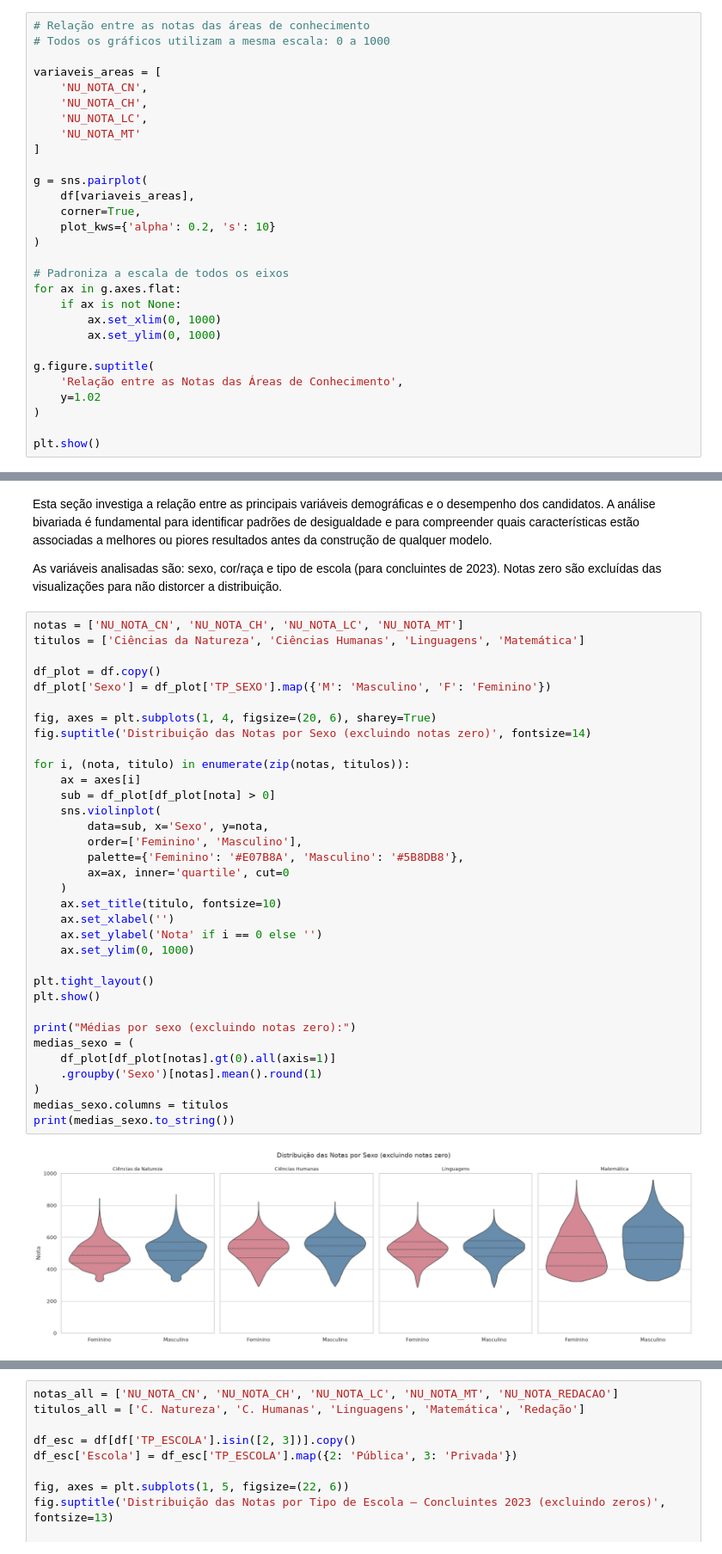
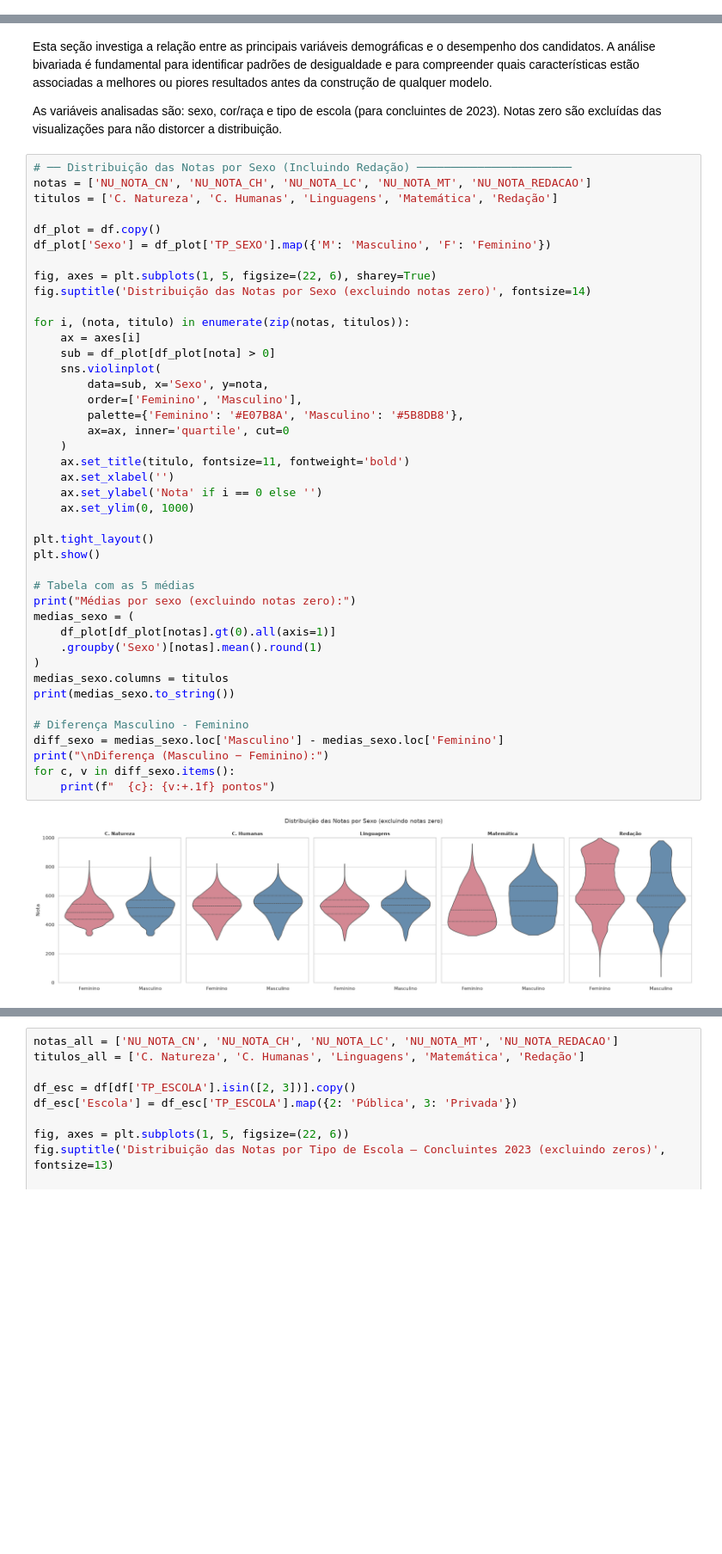
Before and after one commit to Prof-Saulo-Santos/mba-tcc-enem, a Jupyter notebook: notebooks/02_eda.ipynb, the cells around one changed output, grey strips where cells are left out. Shown at 86% size. Drawn from its saved outputs; the diff is of its cells as text; blank space fills up the shorter version.

```diff
--- a/notebooks/02_eda.ipynb
+++ b/notebooks/02_eda.ipynb
@@ -1304,29 +1368,0 @@ Neste momento, a análise tem caráter exploratório. A identificação de uma r
-# %%
-# Relação entre as notas das áreas de conhecimento
-# Todos os gráficos utilizam a mesma escala: 0 a 1000
-
-variaveis_areas = [
-    'NU_NOTA_CN',
-    'NU_NOTA_CH',
-    'NU_NOTA_LC',
-    'NU_NOTA_MT'
-]
-
-g = sns.pairplot(
-    df[variaveis_areas],
-    corner=True,
-    plot_kws={'alpha': 0.2, 's': 10}
-)
-
-# Padroniza a escala de todos os eixos
-for ax in g.axes.flat:
-    if ax is not None:
-        ax.set_xlim(0, 1000)
-        ax.set_ylim(0, 1000)
-
-g.figure.suptitle(
-    'Relação entre as Notas das Áreas de Conhecimento',
-    y=1.02
-)
-
-plt.show()
@@ -1581,39 +1624,47 @@ características estão associadas a melhores ou piores resultados antes da cons
 As variáveis analisadas são: sexo, cor/raça e tipo de escola (para concluintes de 2023).
 Notas zero são excluídas das visualizações para não distorcer a distribuição.
 # %%
-notas = ['NU_NOTA_CN', 'NU_NOTA_CH', 'NU_NOTA_LC', 'NU_NOTA_MT']
-titulos = ['Ciências da Natureza', 'Ciências Humanas', 'Linguagens', 'Matemática']
+# ── Distribuição das Notas por Sexo (Incluindo Redação) ───────────────────────
+notas = ['NU_NOTA_CN', 'NU_NOTA_CH', 'NU_NOTA_LC', 'NU_NOTA_MT', 'NU_NOTA_REDACAO']
+titulos = ['C. Natureza', 'C. Humanas', 'Linguagens', 'Matemática', 'Redação']
 
 df_plot = df.copy()
 df_plot['Sexo'] = df_plot['TP_SEXO'].map({'M': 'Masculino', 'F': 'Feminino'})
 
-fig, axes = plt.subplots(1, 4, figsize=(20, 6), sharey=True)
+fig, axes = plt.subplots(1, 5, figsize=(22, 6), sharey=True)
 fig.suptitle('Distribuição das Notas por Sexo (excluindo notas zero)', fontsize=14)
 
 for i, (nota, titulo) in enumerate(zip(notas, titulos)):
     ax = axes[i]
     sub = df_plot[df_plot[nota] > 0]
     sns.violinplot(
         data=sub, x='Sexo', y=nota,
         order=['Feminino', 'Masculino'],
         palette={'Feminino': '#E07B8A', 'Masculino': '#5B8DB8'},
         ax=ax, inner='quartile', cut=0
     )
-    ax.set_title(titulo, fontsize=10)
+    ax.set_title(titulo, fontsize=11, fontweight='bold')
     ax.set_xlabel('')
     ax.set_ylabel('Nota' if i == 0 else '')
     ax.set_ylim(0, 1000)
 
 plt.tight_layout()
 plt.show()
 
+# Tabela com as 5 médias
 print("Médias por sexo (excluindo notas zero):")
 medias_sexo = (
     df_plot[df_plot[notas].gt(0).all(axis=1)]
     .groupby('Sexo')[notas].mean().round(1)
 )
 medias_sexo.columns = titulos
 print(medias_sexo.to_string())
+
+# Diferença Masculino - Feminino
+diff_sexo = medias_sexo.loc['Masculino'] - medias_sexo.loc['Feminino']
+print("\nDiferença (Masculino − Feminino):")
+for c, v in diff_sexo.items():
+    print(f"  {c}: {v:+.1f} pontos")
 # %% [output]
-[figure, old version]
+[figure, new version]
 Médias por sexo (excluindo notas zero):
```
Also changed, not shown: parts of 25 cells of this notebook, 5 other files.
